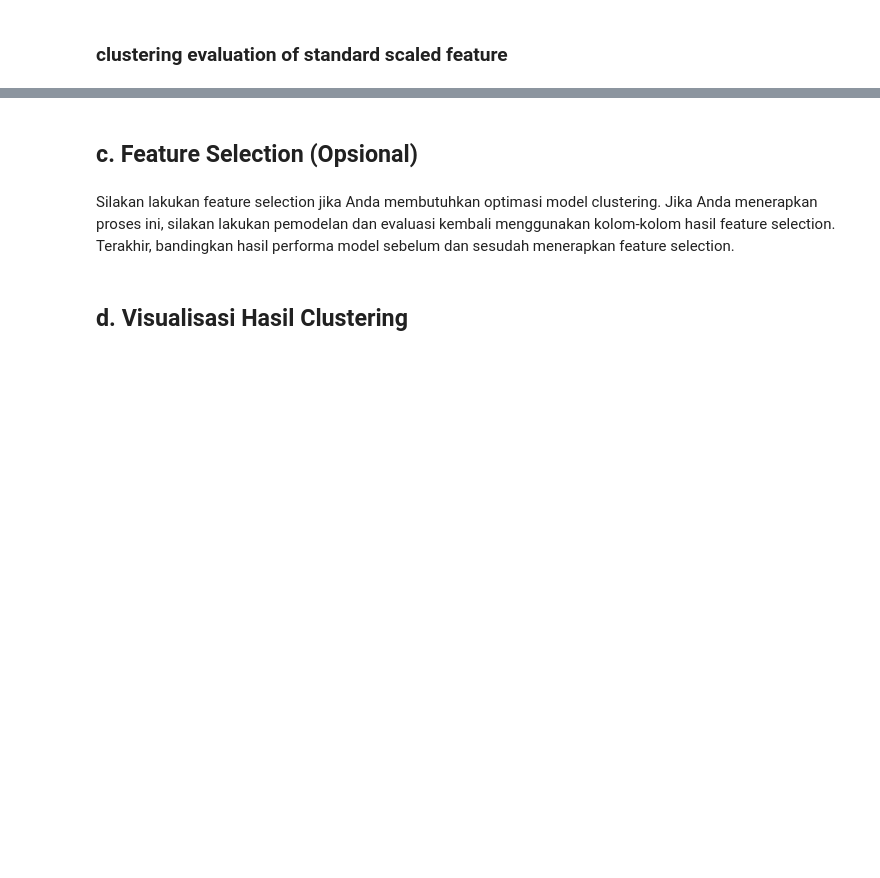
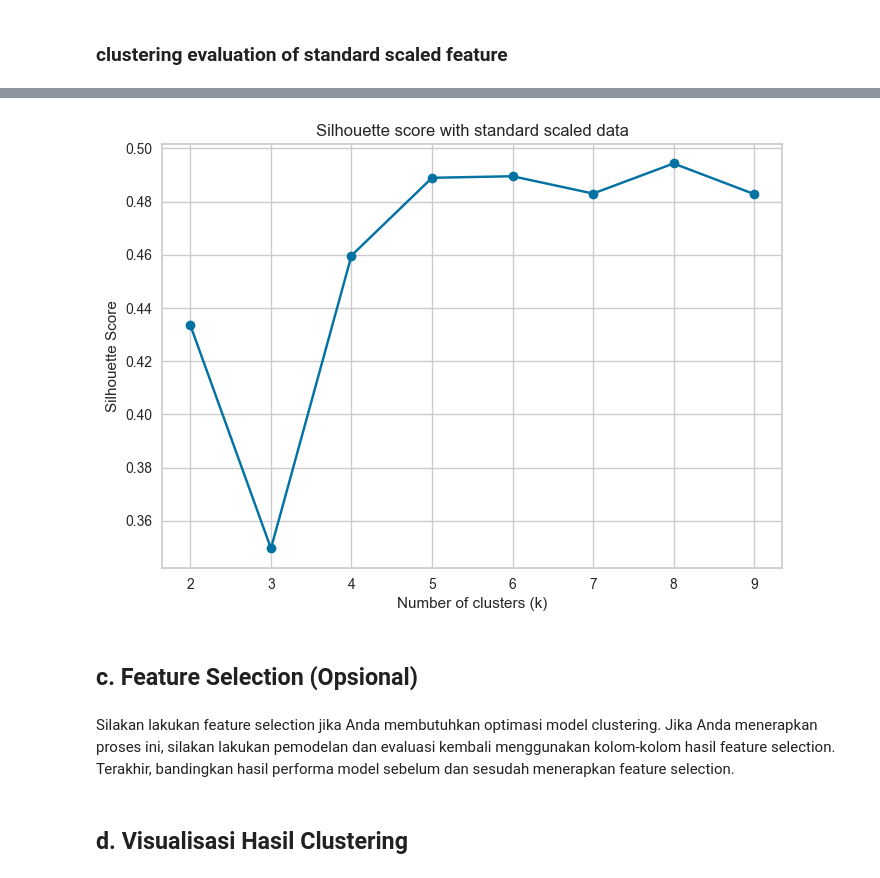
Before and after one commit to agungfir98/ml_co2, a Jupyter notebook: [Clustering]_Submission_Akhir_BMLP_Agung_Firmansyah.ipynb, the cells around one changed output, grey strips where cells are left out. Saved outputs shown, nothing was run; the diff lists cells and outputs as text; code cells hidden in the pictures; blank space fills up the shorter version.

```diff
--- a/[Clustering]_Submission_Akhir_BMLP_Agung_Firmansyah.ipynb
+++ b/[Clustering]_Submission_Akhir_BMLP_Agung_Firmansyah.ipynb
@@ -357,20 +356,22 @@ running it uncommented ruining the final results as it itterate ten times.
 # %%
 # # Range of k values
-# k_values = range(2, 10)  # Silhouette requires at least 2 clusters
-# silhouette_scores = []
+k_values = range(2, 10)  # Silhouette requires at least 2 clusters
+silhouette_scores = []
 
-# for k in k_values:
-#     km = KMeans(n_clusters=k, random_state=42)
-#     km.fit(std_feat)
-#     score = silhouette_score(std_feat, kmeans.labels_)
-#     silhouette_scores.append(score)
+for k in k_values:
+    km = KMeans(n_clusters=k, random_state=42)
+    km.fit(std_feat)
+    score = silhouette_score(std_feat, km.labels_)
+    silhouette_scores.append(score)
 
-# # Plot the Silhouette Scores
-# plt.plot(k_values, silhouette_scores, marker='o')
-# plt.xlabel('Number of clusters (k)')
-# plt.ylabel('Silhouette Score')
-# plt.title('Silhouette score with standard scaled data')
-# plt.show()
+# Plot the Silhouette Scores
+plt.plot(k_values, silhouette_scores, marker='o')
+plt.xlabel('Number of clusters (k)')
+plt.ylabel('Silhouette Score')
+plt.title('Silhouette score with standard scaled data')
+plt.show()
+# %% [output]
+[figure, added]
 # %% [markdown]
 ## **c. Feature Selection (Opsional)**
 # %% [markdown]
```
Also changed, not shown: parts of 10 cells of this notebook, 1 other file.
